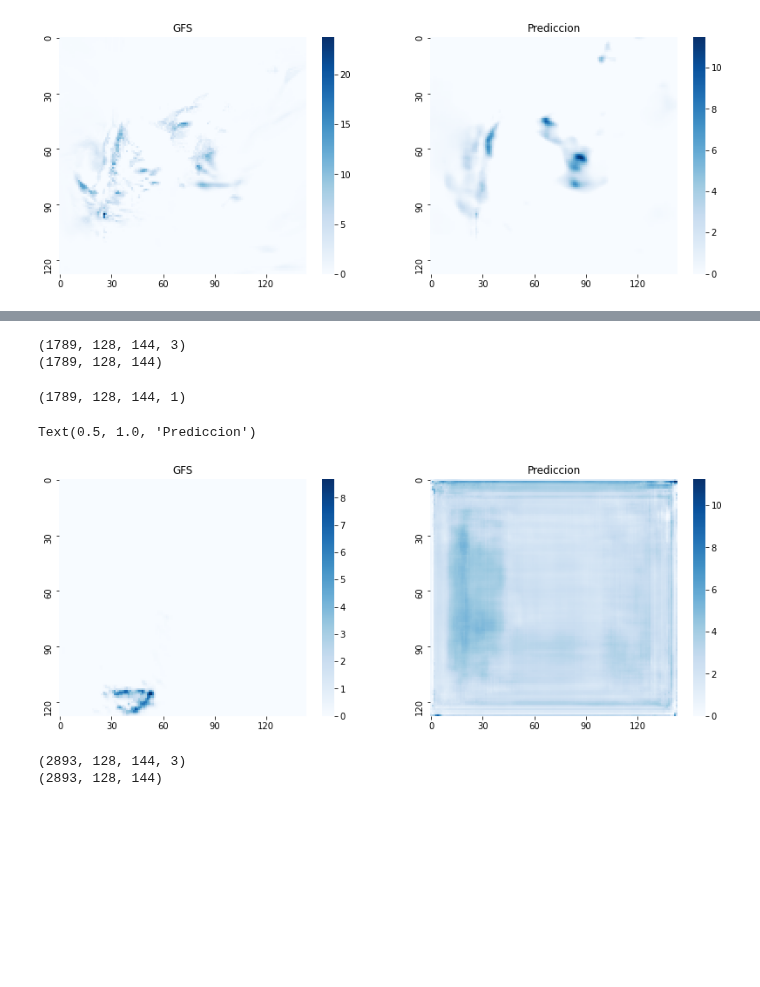
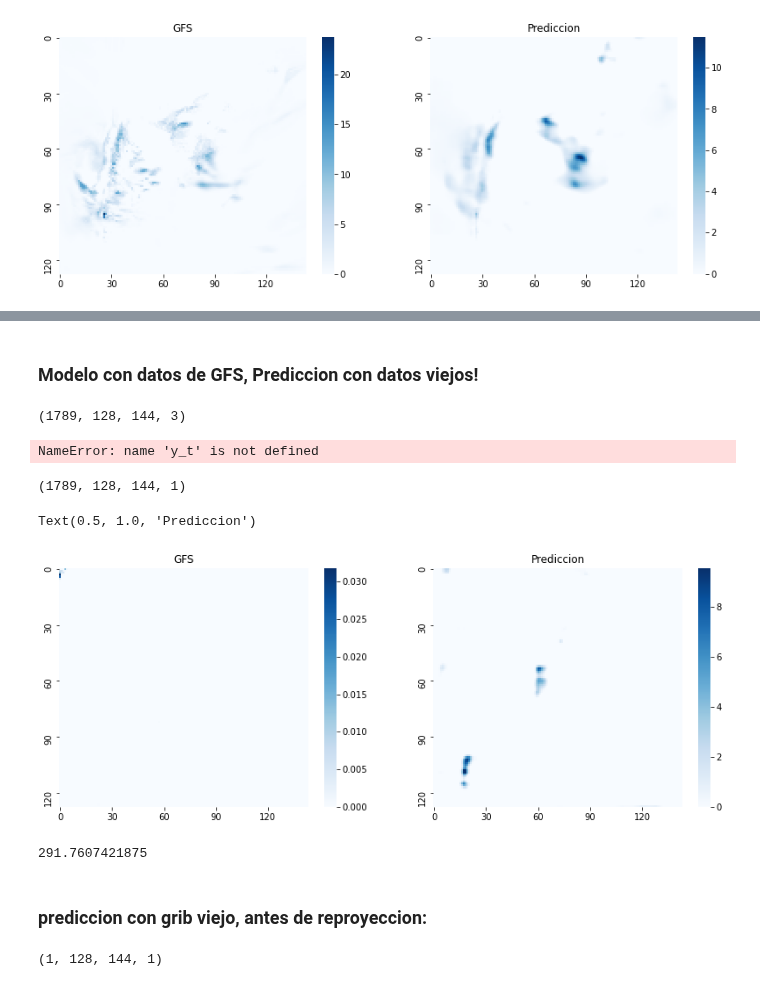
Before and after one commit to JFC95/ProyectoIntegrador_Weather, a Jupyter notebook: gfs-dataset/validacion_imagenes_gfs.ipynb, the cells around one changed output, grey strips where cells are left out. Drawn from its saved outputs; the diff is of its cells as text; code cells hidden in the pictures; blank space fills up the shorter version.

Commit message:
validando primer entrenamiento unet-LSTM

```diff
--- a/gfs-dataset/validacion_imagenes_gfs.ipynb
+++ b/gfs-dataset/validacion_imagenes_gfs.ipynb
@@ -332,3 +393,5 @@ Text(0.5, 1.0, 'Prediccion')
+# %% [markdown]
+### Modelo con datos de GFS, Prediccion con datos viejos!
 # %%
 model = load_model('/opt/datos/entrenamientos/gfs/06.h5')
 X = np.load("/opt/datos/dataset/sin_normalizar/X_test.npy")
@@ -337,51 +400,43 @@ Y = np.load("/opt/datos/dataset/milimetros/Y_test.npy")
 x_test = X[:, :, 0:128, 0:144]
 X = None
 
+x_t = np.empty((1789, 3, 128, 144))
+
+x_t[:,0,:,:] = x_test[:,2,:,:]
+x_t[:,1,:,:] = x_test[:,1,:,:]
+x_t[:,2,:,:] = x_test[:,0,:,:]
+
 y_test = Y[:, 0:128, 0:144]
 Y = None
 
 # Muevo el eje RGB al ultimo
-x_test = np.moveaxis(x_test, 1, 3)
+x_t = np.moveaxis(x_t, 1, 3)
 
-print(x_test.shape)
+print(x_t.shape)
 print(y_test.shape)
 # %% [output]
 (1789, 128, 144, 3)
-(1789, 128, 144)
+NameError: name 'y_t' is not defined
 # %%
-y_pred = model.predict(x_test)
-print(y_pred.shape)
+y_pred_2 = model.predict(x_t)
+print(y_pred_2.shape)
 # %% [output]
 (1789, 128, 144, 1)
 # %%
 #1305
-muestra = 70
+muestra = 110
 fig,(ax1,ax2) = plt.subplots(1,2,figsize=(14,5))
 
 g1 = sns.heatmap(y_test[muestra, :, :],cmap="Blues",cbar=True, ax=ax1, xticklabels=30, yticklabels=30)
 g1.set_title('GFS')
-g2 = sns.heatmap(y_pred[muestra, :, :, 0],cmap="Blues",cbar=True, ax=ax2, xticklabels=30, yticklabels=30)
+g2 = sns.heatmap(y_pred_2[muestra, :, :, 0],cmap="Blues",cbar=True, ax=ax2, xticklabels=30, yticklabels=30)
 g2.set_title('Prediccion')
 # %% [output]
 Text(0.5, 1.0, 'Prediccion')
-[figure, old version]
+[figure, new version]
-# %%
-model = load_model('/opt/datos/entrenamientos/gfs/04.h5')
-X = np.load("/opt/datos/dataset/gfs/X_val_3-7-9.npy")
-Y = np.load("/opt/datos/dataset/gfs/Y_val.npy")
-
-
-x_val = X[:, :, 0:128, 0:144]
-X = None
-
-y_val = Y[:, 0:128, 0:144]
-Y = None
-
-# Muevo el eje RGB al ultimo
-x_val = np.moveaxis(x_val, 1, 3)
-
-print(x_val.shape)
-print(y_val.shape)
-# %% [output]
-(2893, 128, 144, 3)
-(2893, 128, 144)
+# %%
+x_t[:,:,:,2].max()
+# %% [output]
+291.7607421875
+# %% [markdown]
+### prediccion con grib viejo, antes de reproyeccion:
@@ -387,0 +467,5 @@ print(y_val.shape)
+# %%
+y_pred = model.predict(muestra)
+print(y_pred.shape)
+# %% [output]
+(1, 128, 144, 1)
```
Also changed, not shown: parts of 25 cells of this notebook.
